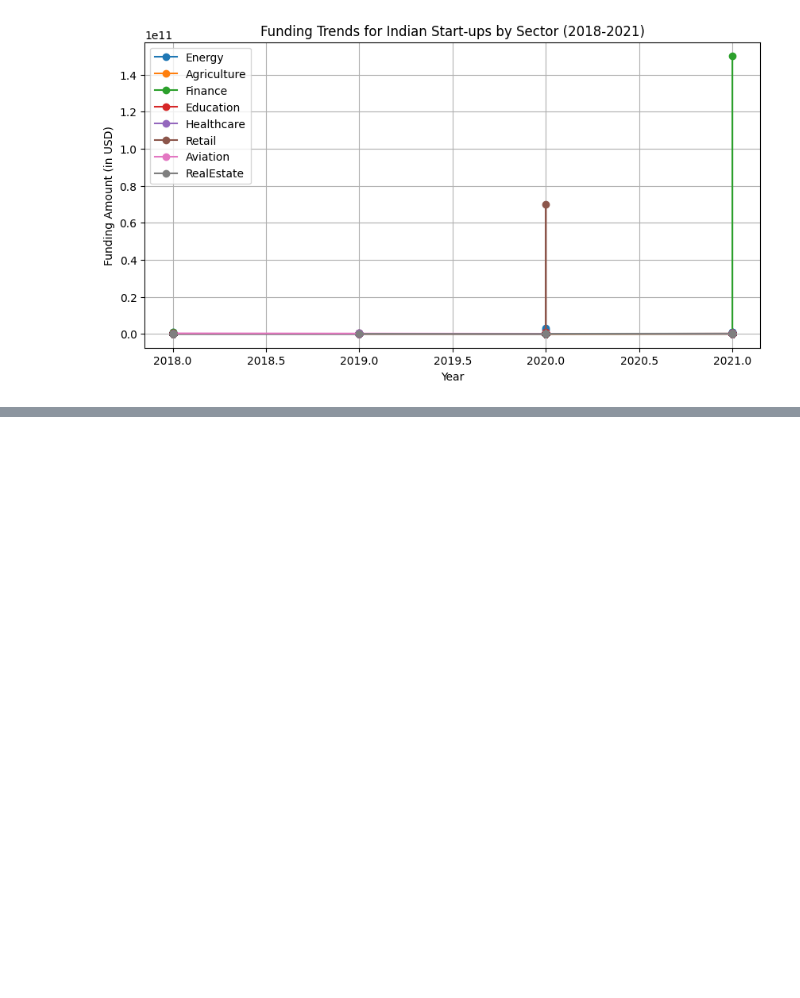
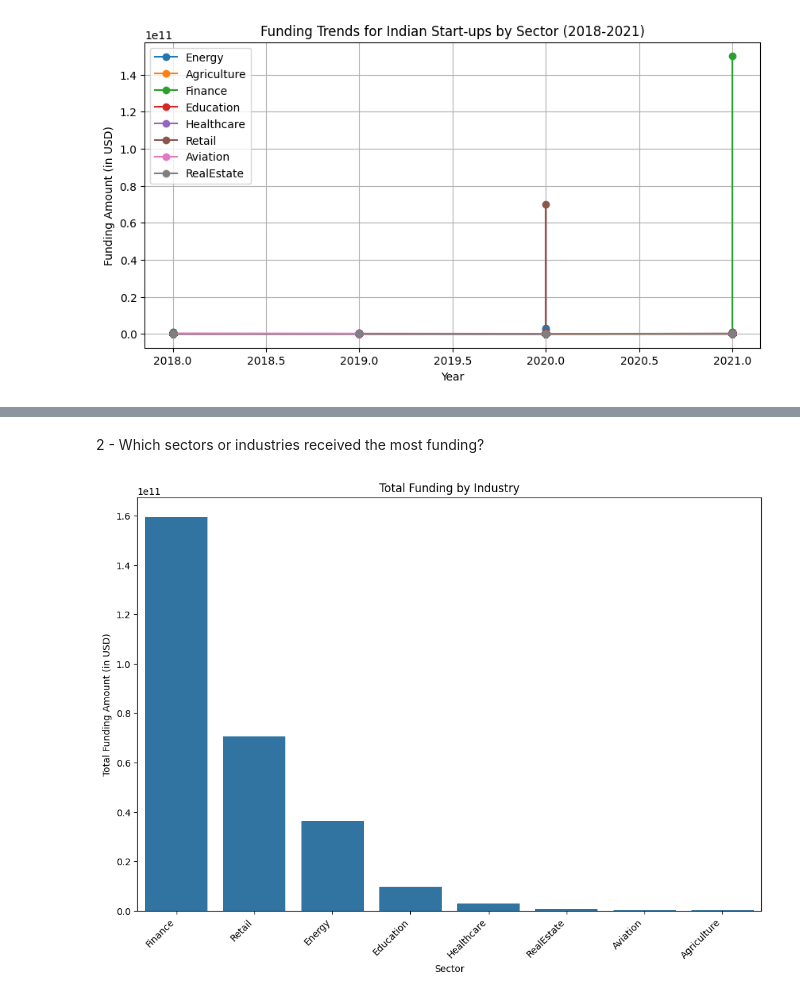
Before and after one commit to MoIdris/A-Data-Analytics-Project, a Jupyter notebook: Indian_Start-up.ipynb, the cells around one changed output, grey strips where cells are left out. Cells and saved outputs as stored; diff of their text form; code cells hidden in the pictures; blank space fills up the shorter version.

```diff
--- a/Indian_Start-up.ipynb
+++ b/Indian_Start-up.ipynb
@@ -1426,0 +1455,16 @@ plt.show()
+# %% [markdown]
+2 - Which sectors or industries received the most funding?
+# %%
+# Sort the DataFrame by the total funding amount for each industry in descending order
+industry_total_funding = df.groupby('Sector')['Amount($)'].sum().sort_values(ascending=False).reset_index()
+
+# Plotting
+plt.figure(figsize=(12, 8))
+sns.barplot(y='Amount($)', x='Sector', data=industry_total_funding)
+plt.title('Total Funding by Industry')
+plt.xlabel('Sector')
+plt.ylabel('Total Funding Amount (in USD)')
+plt.xticks(rotation=45, ha='right')
+plt.show()
+# %% [output]
+[figure, added]
```
Also changed, not shown: parts of 12 cells of this notebook.
